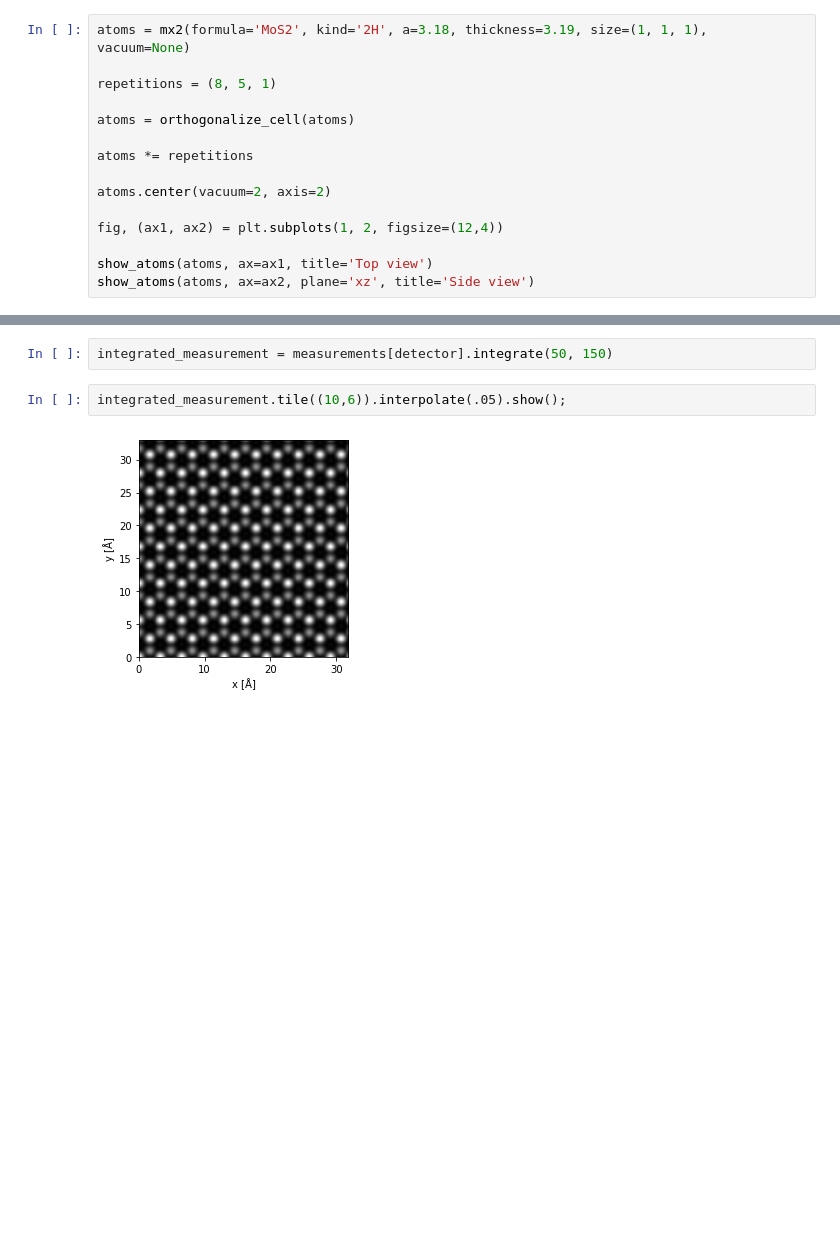
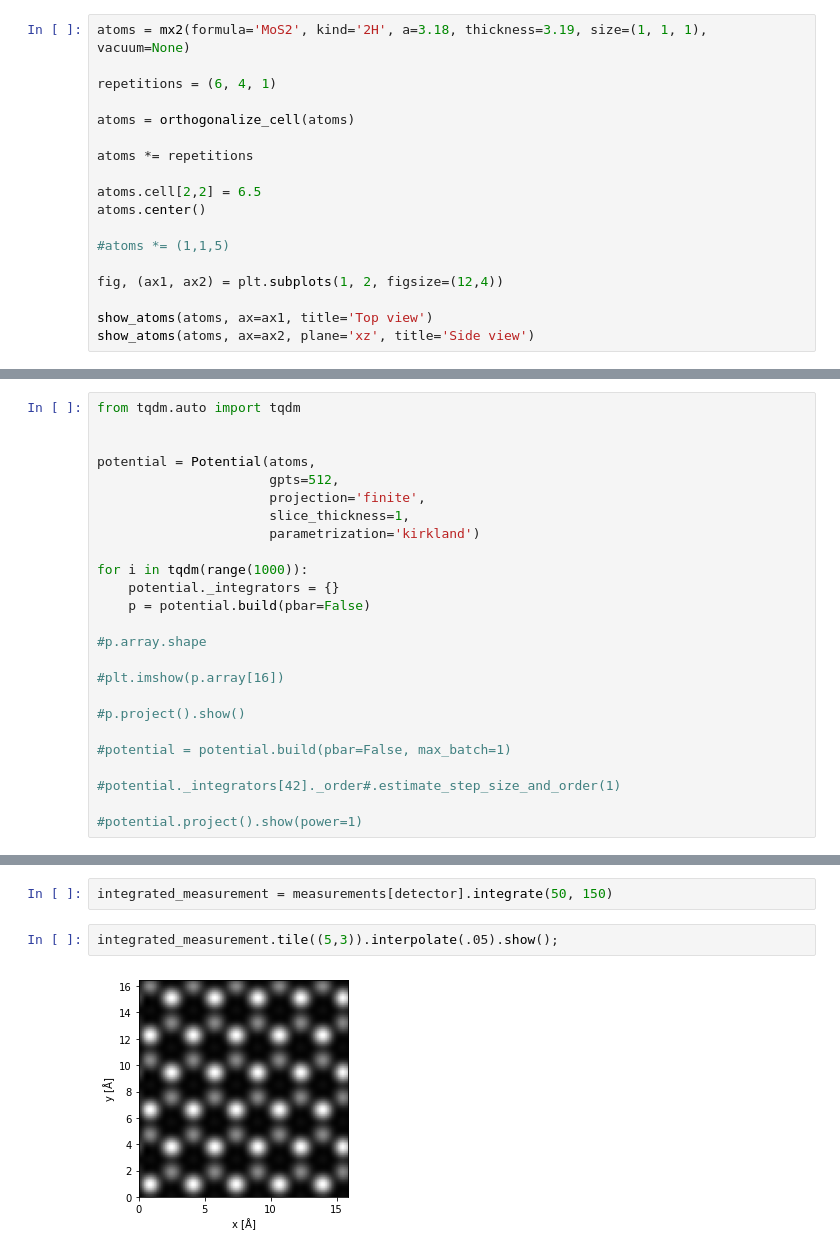
Before and after one commit to abTEM/abTEM, a Jupyter notebook: examples/quickstart/quick_stem.ipynb, the cells around one changed output, grey strips where cells are left out. Saved outputs shown, nothing was run; the diff lists cells and outputs as text; blank space fills up the shorter version.

```diff
--- a/examples/quickstart/quick_stem.ipynb
+++ b/examples/quickstart/quick_stem.ipynb
@@ -19,13 +19,16 @@ We set up an atomic structure with ASE and make sure to repeat the structure to
 # %%
 atoms = mx2(formula='MoS2', kind='2H', a=3.18, thickness=3.19, size=(1, 1, 1), vacuum=None)
 
-repetitions = (8, 5, 1)
+repetitions = (6, 4, 1)
 
 atoms = orthogonalize_cell(atoms)
 
 atoms *= repetitions
 
-atoms.center(vacuum=2, axis=2)
+atoms.cell[2,2] = 6.5
+atoms.center()
+
+#atoms *= (1,1,5)
 
 fig, (ax1, ax2) = plt.subplots(1, 2, figsize=(12,4))
 
@@ -47,0 +45,25 @@ potential = Potential(atoms,
+# %%
+from tqdm.auto import tqdm
+
+
+potential = Potential(atoms,
+                      gpts=512,
+                      projection='finite',
+                      slice_thickness=1,
+                      parametrization='kirkland')
+
+for i in tqdm(range(1000)):
+    potential._integrators = {}
+    p = potential.build(pbar=False)
+
+#p.array.shape
+
+#plt.imshow(p.array[16])
+
+#p.project().show()
+
+#potential = potential.build(pbar=False, max_batch=1)
+
+#potential._integrators[42]._order#.estimate_step_size_and_order(1)
+
+#potential.project().show(power=1)
@@ -86,6 +114,6 @@ measurements[detector].array.shape
 # %%
 integrated_measurement = measurements[detector].integrate(50, 150)
 # %%
-integrated_measurement.tile((10,6)).interpolate(.05).show();
+integrated_measurement.tile((5,3)).interpolate(.05).show();
 # %% [output]
-[figure, old version]
+[figure, new version]
```
Also changed, not shown: parts of 8 cells of this notebook, 5 other files.
